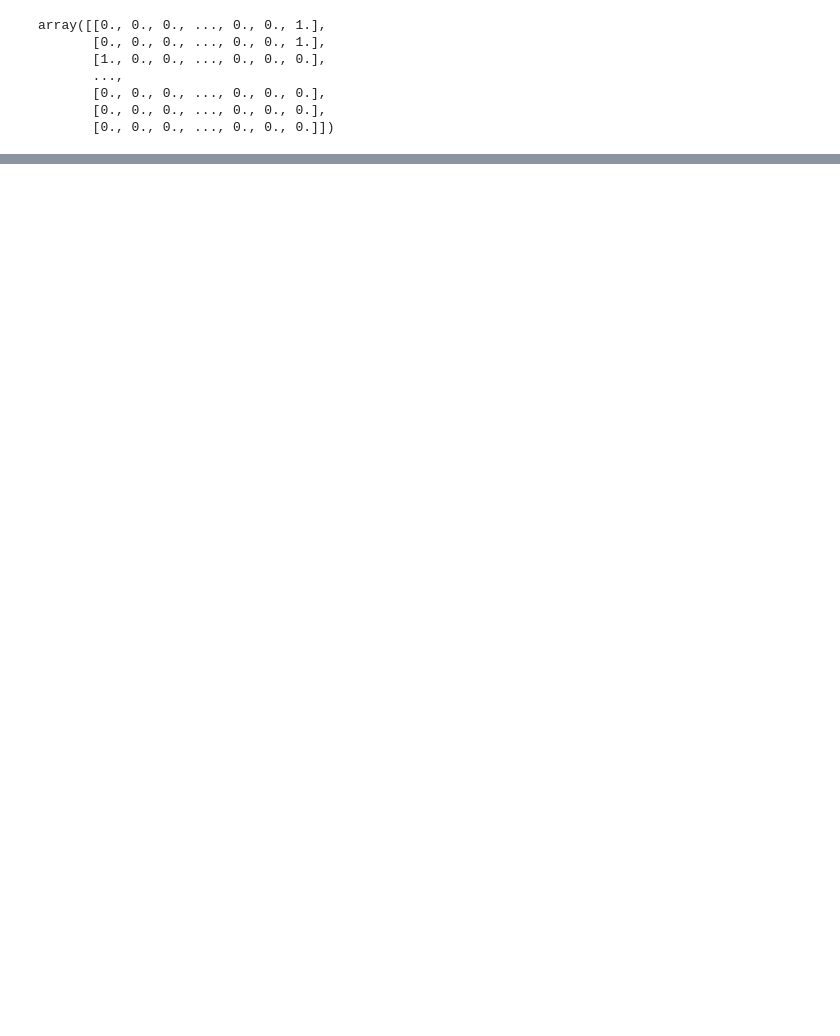
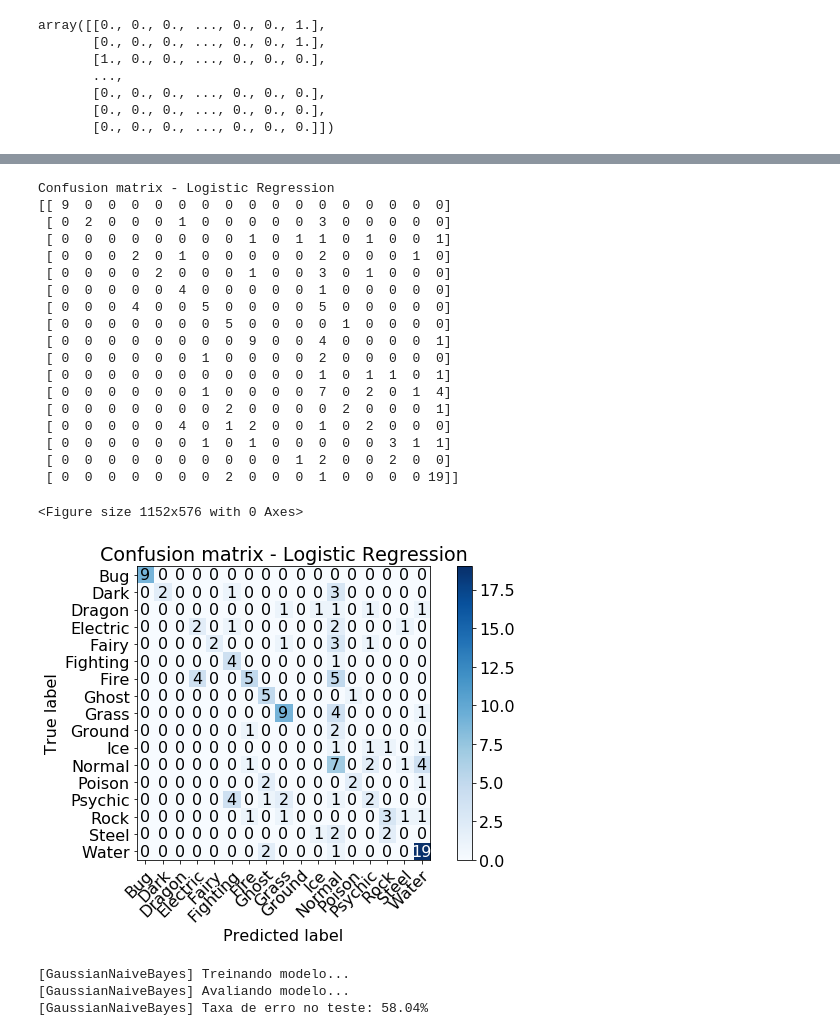
Before and after one commit to brunolmourao/machine-learning, a Jupyter notebook: Trabalho Final/Trabalho Final.ipynb, the cells around one changed output, grey strips where cells are left out. Saved outputs shown, nothing was run; the diff lists cells and outputs as text; code cells hidden in the pictures; blank space fills up the shorter version.

```diff
--- a/Trabalho Final/Trabalho Final.ipynb
+++ b/Trabalho Final/Trabalho Final.ipynb
@@ -764,0 +762,39 @@ Confusion matrix - KNN
+# %%
+fig= plt.figure(figsize=(16,8))
+com.plot_confusion_matrix(y_test, y_pred=pred_logreg, classes=label_names,
+                          title="Confusion matrix - Logistic Regression")
+plt.show()
+# %% [output]
+Confusion matrix - Logistic Regression
+[[ 9  0  0  0  0  0  0  0  0  0  0  0  0  0  0  0  0]
+ [ 0  2  0  0  0  1  0  0  0  0  0  3  0  0  0  0  0]
+ [ 0  0  0  0  0  0  0  0  1  0  1  1  0  1  0  0  1]
+ [ 0  0  0  2  0  1  0  0  0  0  0  2  0  0  0  1  0]
+ [ 0  0  0  0  2  0  0  0  1  0  0  3  0  1  0  0  0]
+ [ 0  0  0  0  0  4  0  0  0  0  0  1  0  0  0  0  0]
+ [ 0  0  0  4  0  0  5  0  0  0  0  5  0  0  0  0  0]
+ [ 0  0  0  0  0  0  0  5  0  0  0  0  1  0  0  0  0]
+ [ 0  0  0  0  0  0  0  0  9  0  0  4  0  0  0  0  1]
+ [ 0  0  0  0  0  0  1  0  0  0  0  2  0  0  0  0  0]
+ [ 0  0  0  0  0  0  0  0  0  0  0  1  0  1  1  0  1]
+ [ 0  0  0  0  0  0  1  0  0  0  0  7  0  2  0  1  4]
+ [ 0  0  0  0  0  0  0  2  0  0  0  0  2  0  0  0  1]
+ [ 0  0  0  0  0  4  0  1  2  0  0  1  0  2  0  0  0]
+ [ 0  0  0  0  0  0  1  0  1  0  0  0  0  0  3  1  1]
+ [ 0  0  0  0  0  0  0  0  0  0  1  2  0  0  2  0  0]
+ [ 0  0  0  0  0  0  0  2  0  0  0  1  0  0  0  0 19]]
+<Figure size 1152x576 with 0 Axes>
+[figure, added]
+# %%
+print("[GaussianNaiveBayes] Treinando modelo...")
+model_gnb = stat.create_GNB(x=x_train, y=y_train)
+
+print("[GaussianNaiveBayes] Avaliando modelo...")
+pred_gnb = stat.predict_GNB(model=model_gnb, x=x_test)
+
+wrong_index_test_gnb = pred_gnb != y_test
+print("[GaussianNaiveBayes] Taxa de erro no teste: %.2f%%" % (100*np.mean(wrong_index_test_gnb)))
+# %% [output]
+[GaussianNaiveBayes] Treinando modelo...
+[GaussianNaiveBayes] Avaliando modelo...
+[GaussianNaiveBayes] Taxa de erro no teste: 58.04%
```
Also changed, not shown: parts of 31 cells of this notebook.
